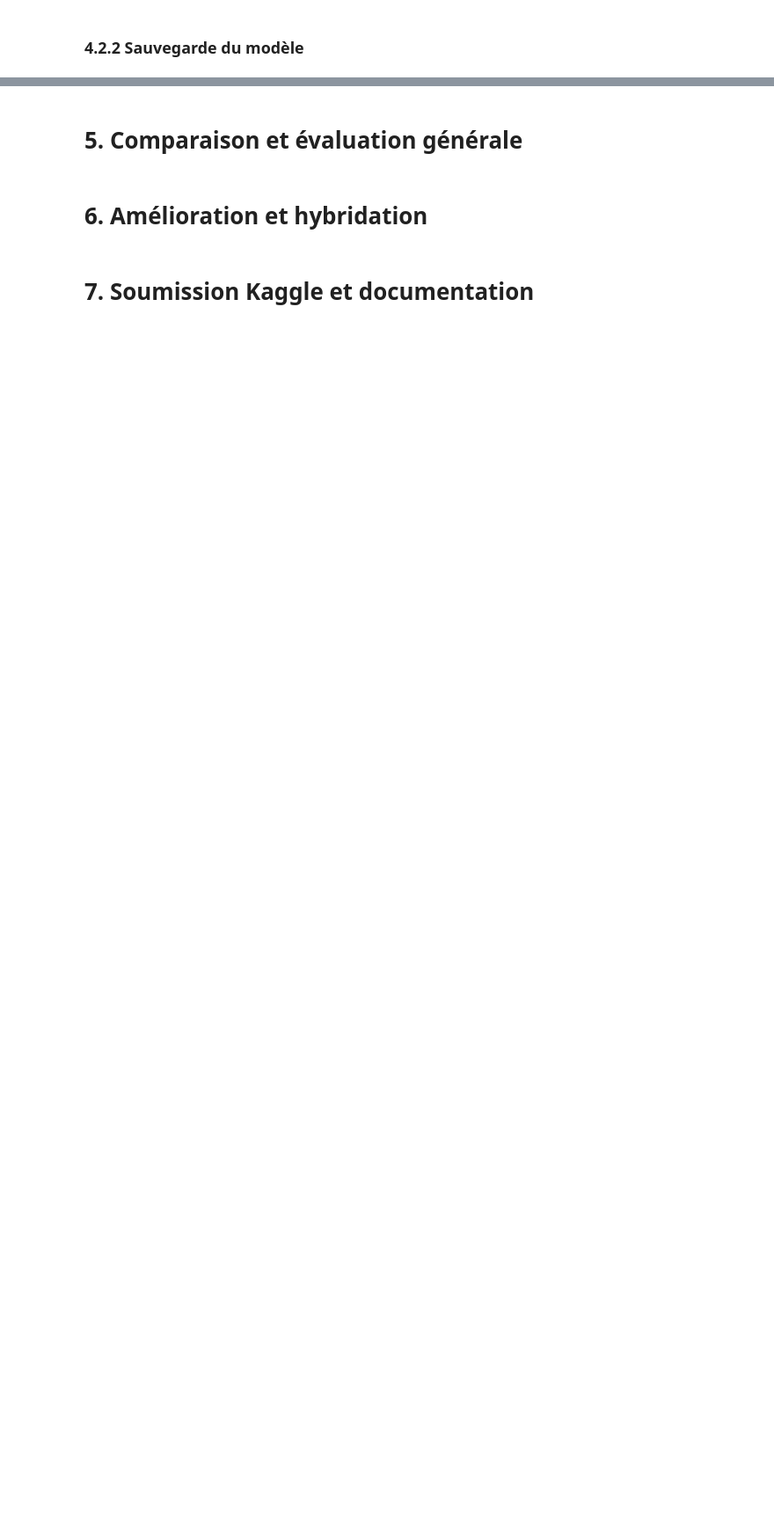
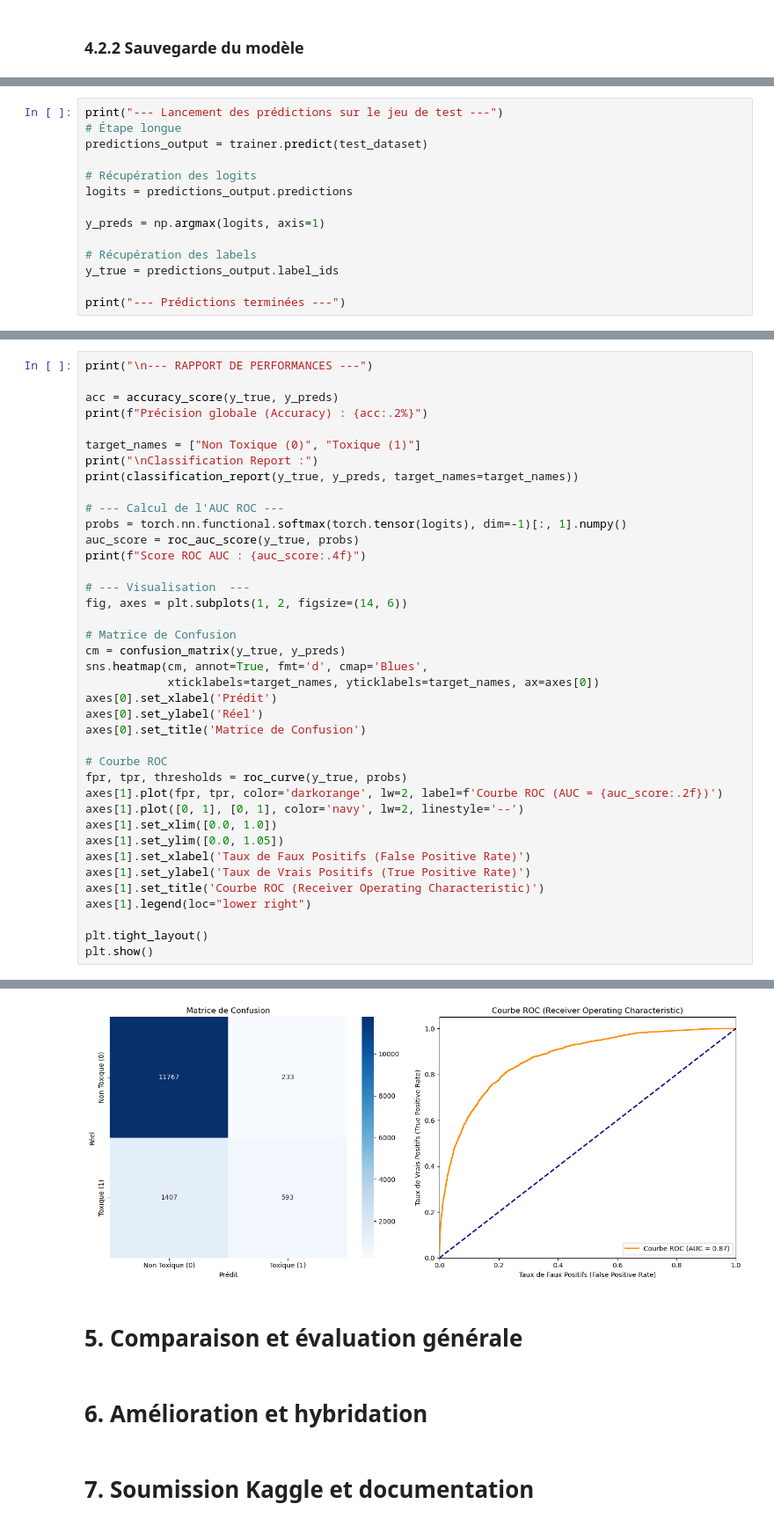
Before and after one commit to nicolasweill/MTI850-Final_Project, a Jupyter notebook: FinalProject-LivrablePartiel1-Equipe9.ipynb, the cells around one changed output, grey strips where cells are left out. Shown at 88% size. Cells and saved outputs as stored; diff of their text form; blank space fills up the shorter version.

```diff
--- a/FinalProject-LivrablePartiel1-Equipe9.ipynb
+++ b/FinalProject-LivrablePartiel1-Equipe9.ipynb
@@ -4324,0 +4560,14 @@ print(f"Modèle exporté avec succès : {onnx_path}")
+# %%
+print("--- Lancement des prédictions sur le jeu de test ---")
+# Étape longue
+predictions_output = trainer.predict(test_dataset)
+
+# Récupération des logits
+logits = predictions_output.predictions
+
+y_preds = np.argmax(logits, axis=1)
+
+# Récupération des labels
+y_true = predictions_output.label_ids
+
+print("--- Prédictions terminées ---")
@@ -4324,0 +4633,40 @@ print(f"Modèle exporté avec succès : {onnx_path}")
+# %%
+print("\n--- RAPPORT DE PERFORMANCES ---")
+
+acc = accuracy_score(y_true, y_preds)
+print(f"Précision globale (Accuracy) : {acc:.2%}")
+
+target_names = ["Non Toxique (0)", "Toxique (1)"]
+print("\nClassification Report :")
+print(classification_report(y_true, y_preds, target_names=target_names))
+
+# --- Calcul de l'AUC ROC ---
+probs = torch.nn.functional.softmax(torch.tensor(logits), dim=-1)[:, 1].numpy()
+auc_score = roc_auc_score(y_true, probs)
+print(f"Score ROC AUC : {auc_score:.4f}")
+
+# --- Visualisation  ---
+fig, axes = plt.subplots(1, 2, figsize=(14, 6))
+
+# Matrice de Confusion
+cm = confusion_matrix(y_true, y_preds)
+sns.heatmap(cm, annot=True, fmt='d', cmap='Blues',
+            xticklabels=target_names, yticklabels=target_names, ax=axes[0])
+axes[0].set_xlabel('Prédit')
+axes[0].set_ylabel('Réel')
+axes[0].set_title('Matrice de Confusion')
+
+# Courbe ROC
+fpr, tpr, thresholds = roc_curve(y_true, probs)
+axes[1].plot(fpr, tpr, color='darkorange', lw=2, label=f'Courbe ROC (AUC = {auc_score:.2f})')
+axes[1].plot([0, 1], [0, 1], color='navy', lw=2, linestyle='--')
+axes[1].set_xlim([0.0, 1.0])
+axes[1].set_ylim([0.0, 1.05])
+axes[1].set_xlabel('Taux de Faux Positifs (False Positive Rate)')
+axes[1].set_ylabel('Taux de Vrais Positifs (True Positive Rate)')
+axes[1].set_title('Courbe ROC (Receiver Operating Characteristic)')
+axes[1].legend(loc="lower right")
+
+plt.tight_layout()
+plt.show()
+# %% [output]
@@ -4325,3 +4687,4 @@ print(f"Modèle exporté avec succès : {onnx_path}")
+[figure, added]
 # %% [markdown]
 # 5. Comparaison et évaluation générale
 # %% [markdown]
```
Also changed, not shown: parts of 52 cells of this notebook.
